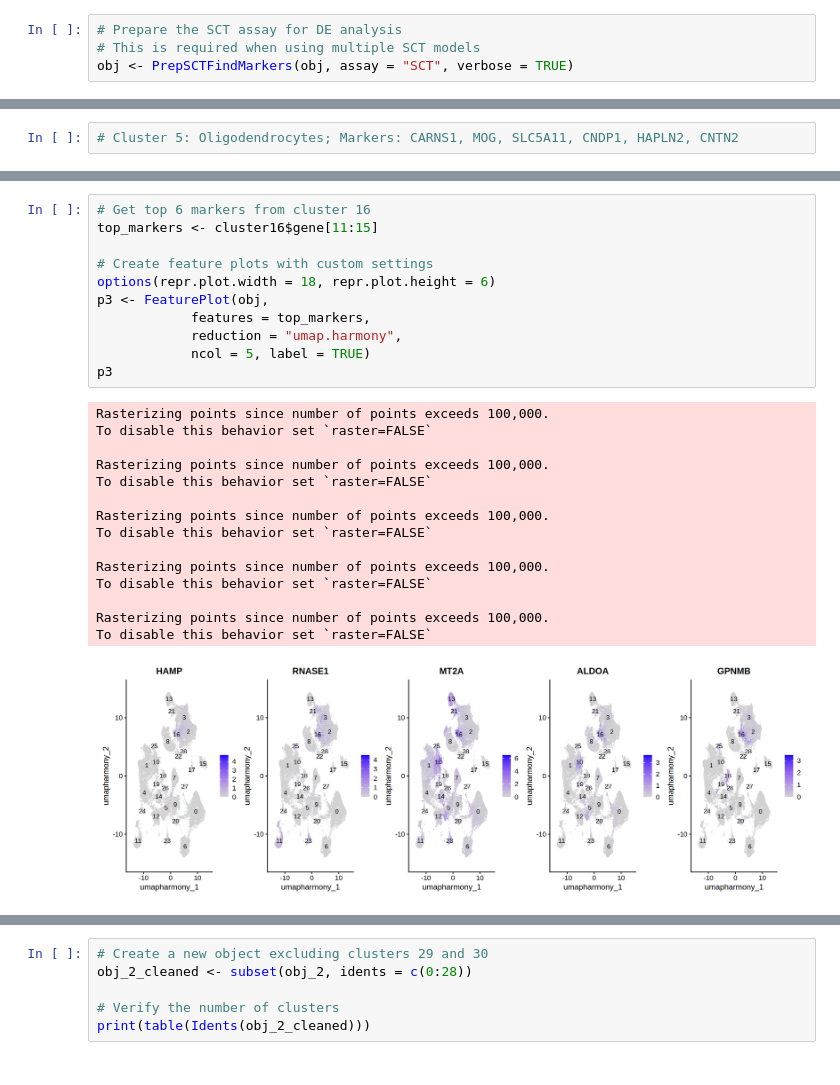
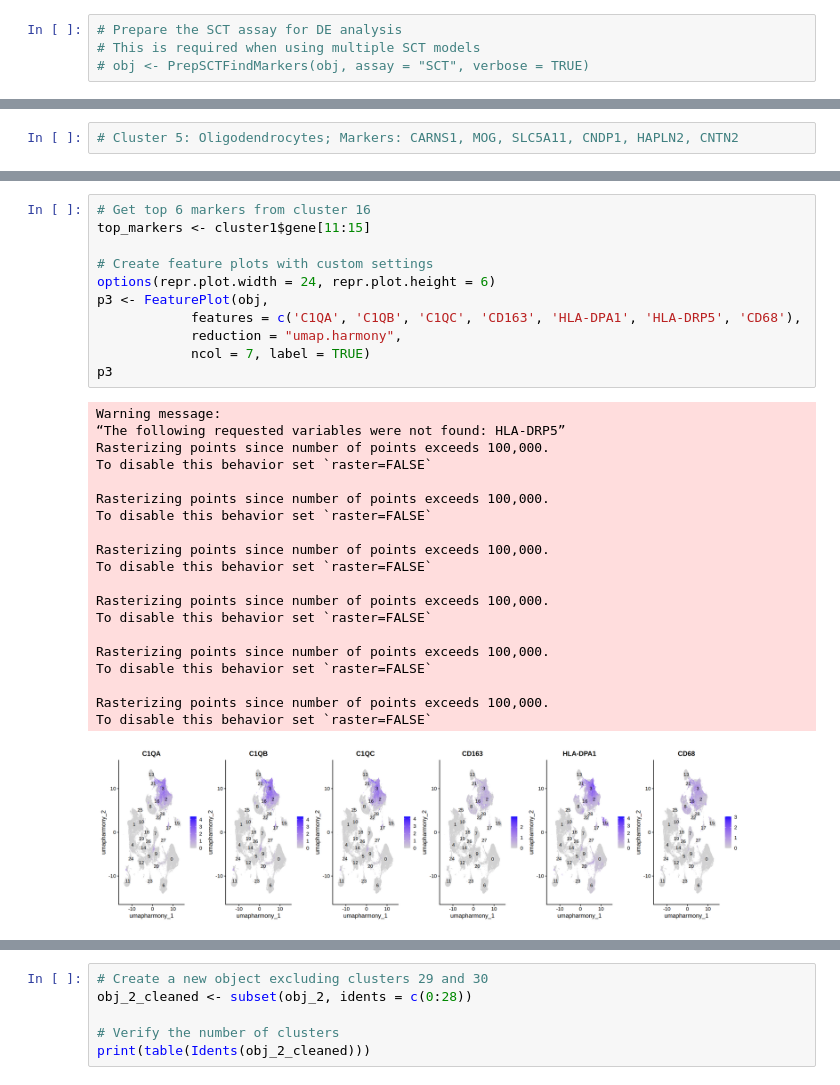
Before and after one commit to bao-mathmod/Gliomas, a Jupyter notebook: 04.upstream/4.3_scRNA/02.downstream/01_integrate_eda.ipynb, the cells around one changed output, grey strips where cells are left out. Cells and saved outputs as stored; diff of their text form.

```diff
--- a/04.upstream/4.3_scRNA/02.downstream/01_integrate_eda.ipynb
+++ b/04.upstream/4.3_scRNA/02.downstream/01_integrate_eda.ipynb
@@ -80,4 +80,4 @@ Idents(obj) <- "SCT_snn_res.0.2"
 # %%
 # Prepare the SCT assay for DE analysis
 # This is required when using multiple SCT models
-obj <- PrepSCTFindMarkers(obj, assay = "SCT", verbose = TRUE)
+# obj <- PrepSCTFindMarkers(obj, assay = "SCT", verbose = TRUE)
@@ -364,27 +560,32 @@ Active assay: SCT (36031 features, 3000 variable features)
 # %%
 # Get top 6 markers from cluster 16
-top_markers <- cluster16$gene[11:15]
+top_markers <- cluster1$gene[11:15]
 
 # Create feature plots with custom settings
-options(repr.plot.width = 18, repr.plot.height = 6)
+options(repr.plot.width = 24, repr.plot.height = 6)
 p3 <- FeaturePlot(obj,
-            features = top_markers,
+            features = c('C1QA', 'C1QB', 'C1QC', 'CD163', 'HLA-DPA1', 'HLA-DRP5', 'CD68'),
             reduction = "umap.harmony",
-            ncol = 5, label = TRUE)
+            ncol = 7, label = TRUE)
 p3
 # %% [output]
+Warning message:
+“The following requested variables were not found: HLA-DRP5”
 Rasterizing points since number of points exceeds 100,000.
 To disable this behavior set `raster=FALSE`
 
 Rasterizing points since number of points exceeds 100,000.
 To disable this behavior set `raster=FALSE`
 
 Rasterizing points since number of points exceeds 100,000.
 To disable this behavior set `raster=FALSE`
 
 Rasterizing points since number of points exceeds 100,000.
 To disable this behavior set `raster=FALSE`
 
 Rasterizing points since number of points exceeds 100,000.
 To disable this behavior set `raster=FALSE`
+
+Rasterizing points since number of points exceeds 100,000.
+To disable this behavior set `raster=FALSE`
-[figure, old version]
+[figure, new version]
```
Also changed, not shown: parts of 16 cells of this notebook, 1 other file.
